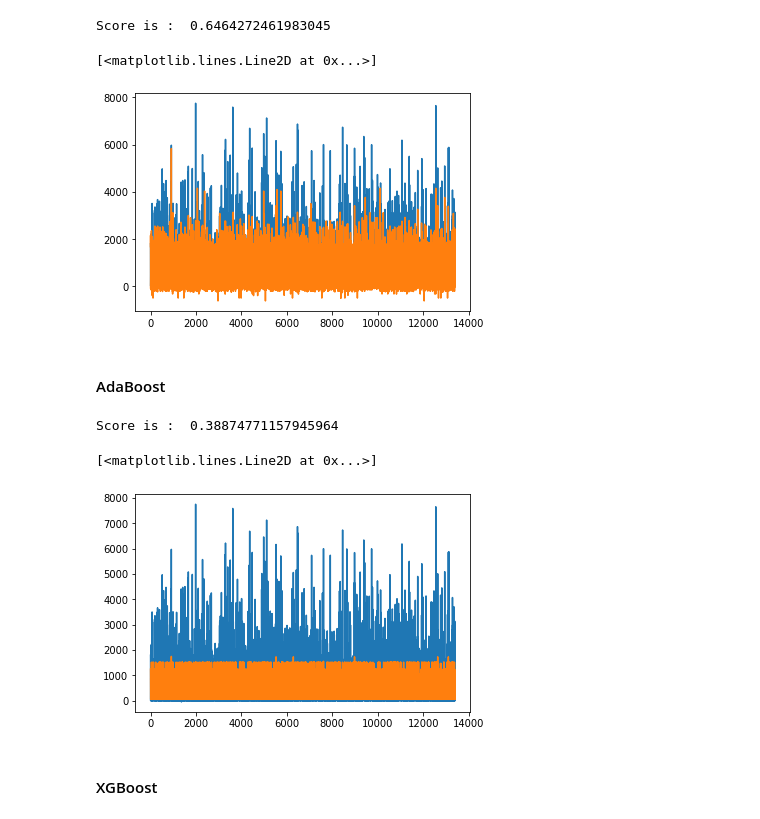
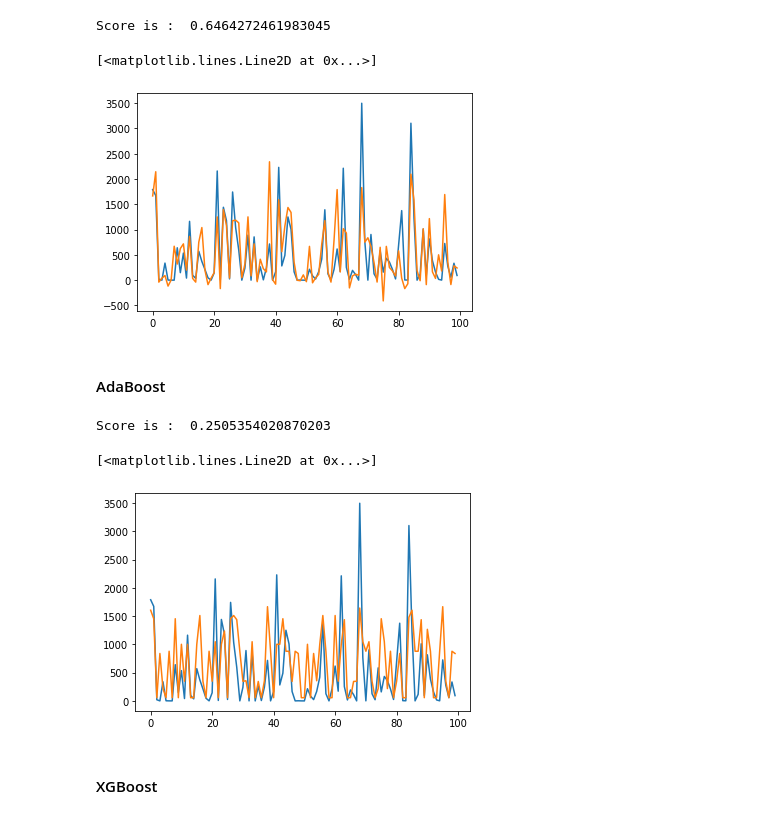
Before and after one commit to YKritet/Decathlon_ML_test, a Jupyter notebook: notebook.ipynb, the cells around one changed output. Drawn from its saved outputs; the diff is of its cells as text; code cells hidden in the pictures.

```diff
--- a/notebook.ipynb
+++ b/notebook.ipynb
@@ -486,9 +486,9 @@ plt.plot(dt_reg.predict(X_val))
 #### Random Forest
 # %%
 # Arguments
-n_estimators = 10
-criterion = 'mae' # ['mse', 'friedman_mse', 'mae']
-max_depth = 7
+n_estimators = 20
+criterion = 'mse' # ['mse', 'friedman_mse', 'mae']
+max_depth = 4
 
 # Model
 rf_reg = RandomForestRegressor(n_estimators=n_estimators, criterion=criterion, max_depth=max_depth)
@@ -549,18 +559,18 @@ print('Score is : ', gb_reg.score(X_val, y_val))
 # %% [output]
 Score is :  0.6464272461983045
 # %%
-plt.plot(y_val)
-plt.plot(gb_reg.predict(X_val))
+plt.plot(y_val[:100])
+plt.plot(gb_reg.predict(X_val)[:100])
 # %% [output]
 [<matplotlib.lines.Line2D at 0x...>]
-[figure, old version]
+[figure, new version]
 # %% [markdown]
 #### AdaBoost
 # %%
 # Params
 n_estimators = 20
-loss = 'square'   #['linear', 'square', 'exponential']
-learning_rate = 0.1
+loss = 'linear'   #['linear', 'square', 'exponential']
+learning_rate = 0.4
 
 ada_reg = AdaBoostRegressor(
                             n_estimators = n_estimators,
@@ -571,13 +581,13 @@ ada_reg = AdaBoostRegressor(
 ada_reg.fit(X_train, y_train)
 print('Score is : ', ada_reg.score(X_val, y_val))
 # %% [output]
-Score is :  0.38874771157945964
+Score is :  0.2505354020870203
 # %%
-plt.plot(y_val)
-plt.plot(ada_reg.predict(X_val))
+plt.plot(y_val[:100])
+plt.plot(ada_reg.predict(X_val)[:100])
 # %% [output]
 [<matplotlib.lines.Line2D at 0x...>]
-[figure, old version]
+[figure, new version]
 # %% [markdown]
 #### XGBoost
 # %%
```
Also changed, not shown: parts of 48 cells of this notebook.
